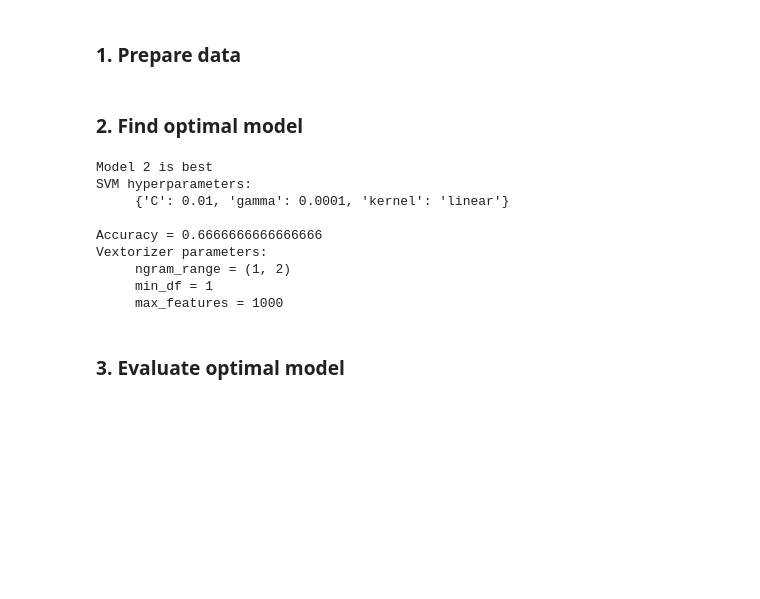
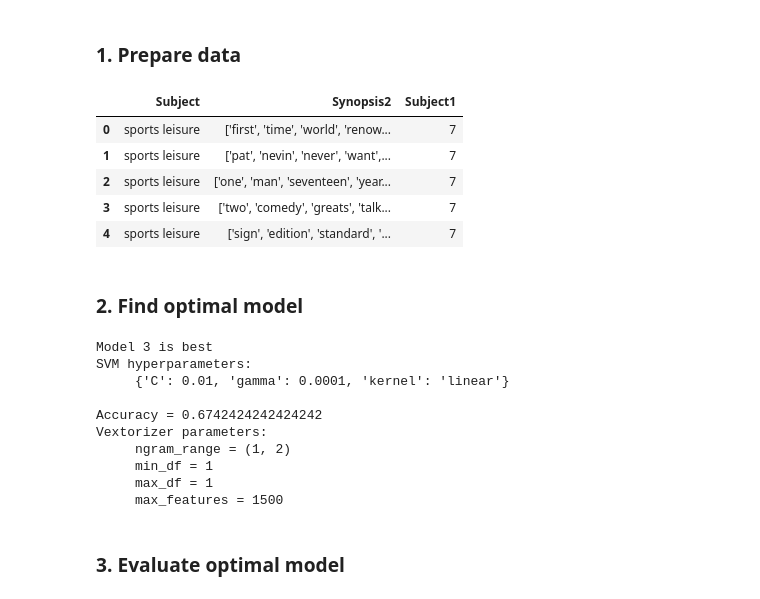
Before and after one commit to jm-training/DSM020-CW2, a Jupyter notebook: DSM020 CW2 - Judging a book by its synopsis.ipynb, the cells around one changed output. Saved outputs shown, nothing was run; the diff lists cells and outputs as text; code cells hidden in the pictures; blank space fills up the shorter version.

```diff
--- a/DSM020 CW2 - Judging a book by its synopsis.ipynb
+++ b/DSM020 CW2 - Judging a book by its synopsis.ipynb
@@ -38,5 +44,14 @@ df=pd.read_csv(r"C:\Users\jmd05\DSM-020\4. CW1\Data\all1.csv", index_col=0, usec
 encoder=preprocessing.LabelEncoder()
 encoder.fit(df.Subject)
 df['Subject1']=encoder.transform(df.Subject)
+# %%
+df.head()
+# %% [output]
+|  | Subject | Synopsis2 | Subject1 |
+| 0 | sports leisure | ['first', 'time', 'world', 'renow... | 7 |
+| 1 | sports leisure | ['pat', 'nevin', 'never', 'want',... | 7 |
+| 2 | sports leisure | ['one', 'man', 'seventeen', 'year... | 7 |
+| 3 | sports leisure | ['two', 'comedy', 'greats', 'talk... | 7 |
+| 4 | sports leisure | ['sign', 'edition', 'standard', '... | 7 |
 # %% [markdown]
 ### 2. Find optimal model
@@ -123,17 +151,18 @@ grid = {'C': [0.01, 0.1, 1, 10, 100],
 # %%
-########## Find optimal model ##########
+########## iii. Get parameters of best model ##########
 
-best_bow_model(train, valid)
+all_models, best_model=best_bow_model(train, valid)
 # %% [output]
-Model 2 is best
+Model 3 is best
 SVM hyperparameters:
      {'C': 0.01, 'gamma': 0.0001, 'kernel': 'linear'}
 
-Accuracy = 0.6666666666666666
+Accuracy = 0.6742424242424242
 Vextorizer parameters:
      ngram_range = (1, 2)
      min_df = 1
-     max_features = 1000
+     max_df = 1
+     max_features = 1500
 # %% [markdown]
 ### 3. Evaluate optimal model
 # %%
```
Also changed, not shown: parts of 15 cells of this notebook, 3 other files.
